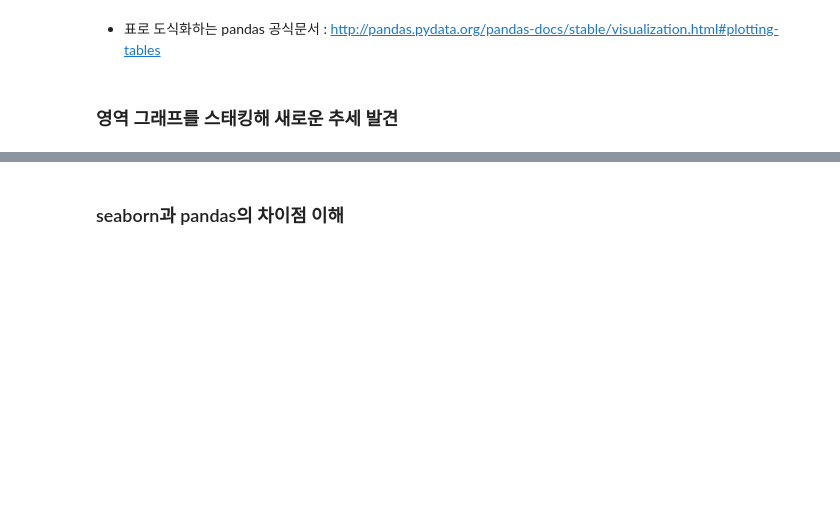
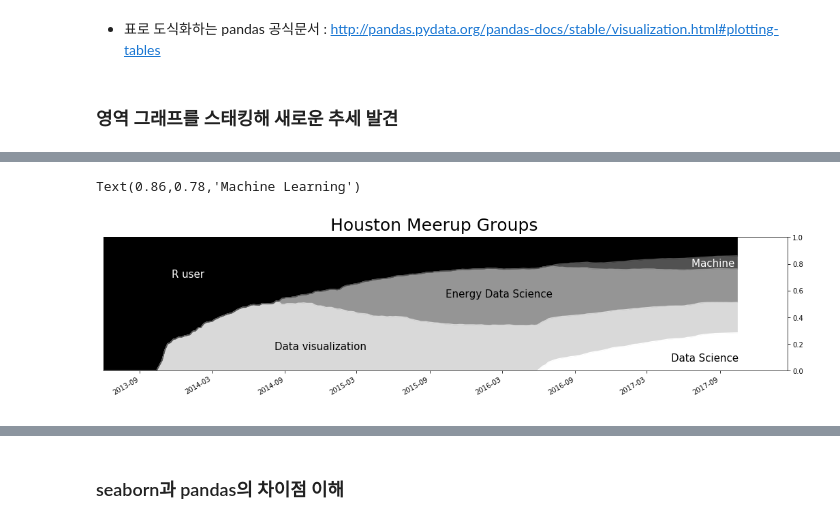
Before and after one commit to liberalapes/pandas_cookbook, a Jupyter notebook: 11장 Matplotlib, Pandas, Seaborn을 이용한 시각화.ipynb, the cells around one changed output, grey strips where cells are left out. Drawn from its saved outputs; the diff is of its cells as text; code cells hidden in the pictures; blank space fills up the shorter version.

```diff
--- a/11장 Matplotlib, Pandas, Seaborn을 이용한 시각화.ipynb
+++ b/11장 Matplotlib, Pandas, Seaborn을 이용한 시각화.ipynb
@@ -553,0 +574,3 @@ Text(0.5,1,'Flight Time vs Distance with Outliers')
+# %%
+group_count = meetup.groupby([pd.Grouper(freq='W'), 'group']).size()
+group_count.head()
@@ -553,0 +585,3 @@ Text(0.5,1,'Flight Time vs Distance with Outliers')
+# %%
+gc2 = group_count.unstack('group', fill_value= 0)
+gc2.tail()
@@ -553,0 +596,3 @@ Text(0.5,1,'Flight Time vs Distance with Outliers')
+# %%
+group_total = gc2.cumsum()
+group_total.tail()
@@ -553,0 +607,4 @@ Text(0.5,1,'Flight Time vs Distance with Outliers')
+# %%
+row_total = group_total.sum(axis = 'columns')
+group_cum_pct = group_total.div(row_total, axis = 'index')
+group_cum_pct.tail()
@@ -553,0 +619,14 @@ Text(0.5,1,'Flight Time vs Distance with Outliers')
+# %%
+ax = group_cum_pct.plot(kind = 'area', figsize= (18,4), cmap = 'Greys', xlim = ('2013-6', None), ylim=(0,1), legend = False)
+ax.figure.suptitle('Houston Meerup Groups', size = 25)
+ax.set_xlabel(' ')
+ax.yaxis.tick_right()
+plot_kwargs = dict(xycoords = 'axes fraction', size = 15)
+ax.annotate(xy = (.1, .7), s = 'R user', color = 'w', **plot_kwargs)
+ax.annotate(xy = (.25, .16), s = 'Data visualization', color = 'k',  **plot_kwargs)
+ax.annotate(xy = (.5, .55), s = 'Energy Data Science', color  = 'k',  **plot_kwargs)
+ax.annotate(xy = (.83, .07), s = 'Data Science', color  = 'k',  **plot_kwargs)
+ax.annotate(xy = (.86, .78), s = 'Machine Learning', color  = 'w',  **plot_kwargs)
+# %% [output]
+Text(0.86,0.78,'Machine Learning')
+[figure, added]
```
Also changed, not shown: parts of 46 cells of this notebook.
